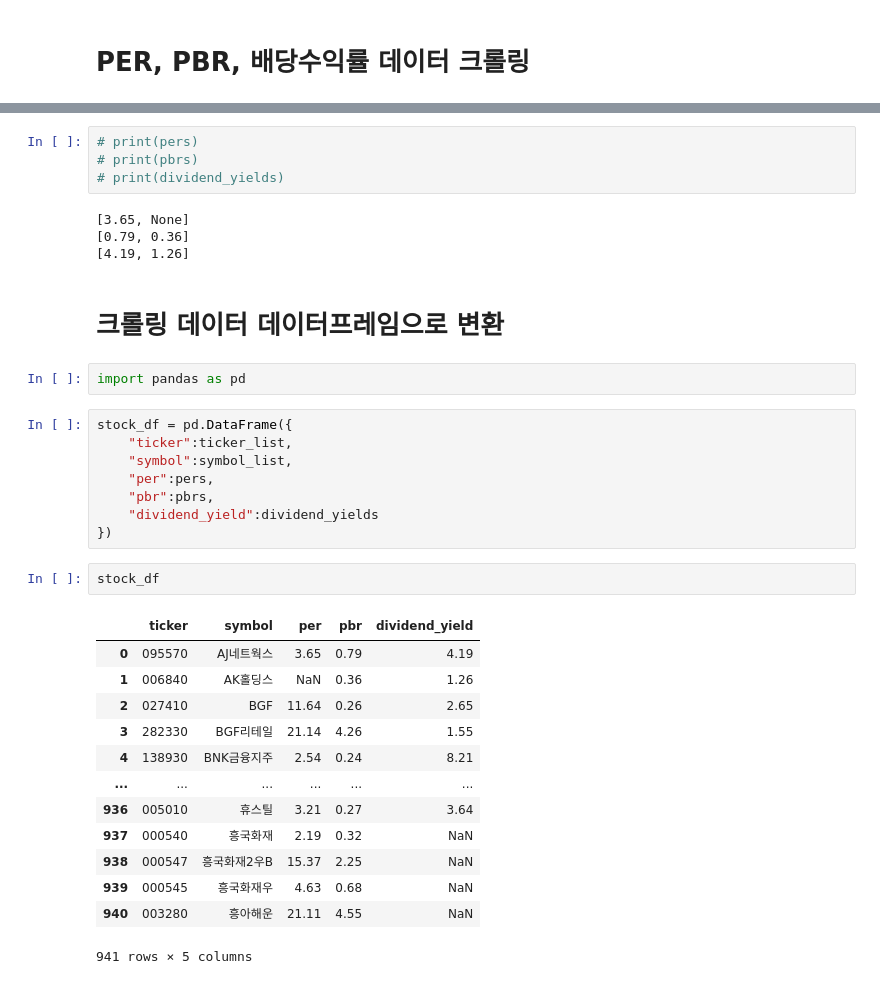
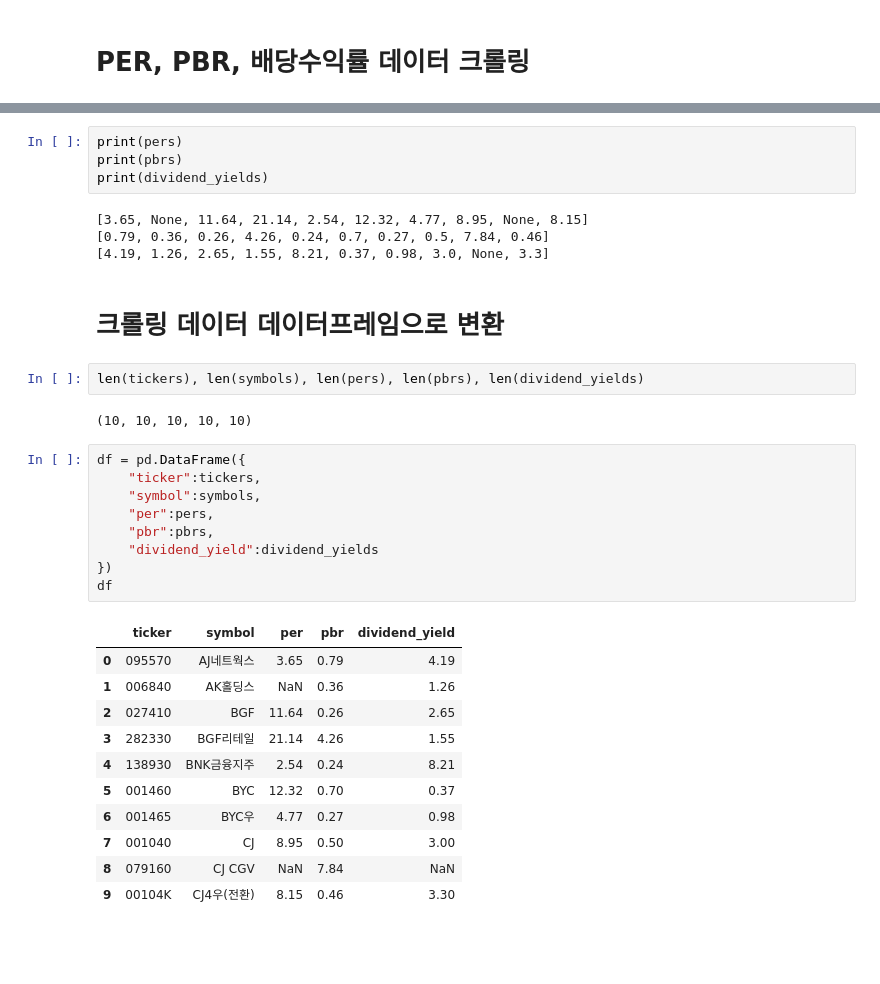
Before and after one commit to KIMMOOKYONG/COLAB-NOTENOOK, a Jupyter notebook: 네이버금융정보수집.ipynb, the cells around one changed output, grey strips where cells are left out. Cells and saved outputs as stored; diff of their text form; blank space fills up the shorter version.

```diff
--- a/네이버금융정보수집.ipynb
+++ b/네이버금융정보수집.ipynb
@@ -124,40 +137,39 @@ for ticker in ticker_list:
             dividend_yield_text = d
             dividend_yields.append(dividend_yield_text)
 # %%
-# print(pers)
-# print(pbrs)
-# print(dividend_yields)
+print(pers)
+print(pbrs)
+print(dividend_yields)
 # %% [output]
-[3.65, None]
-[0.79, 0.36]
-[4.19, 1.26]
+[3.65, None, 11.64, 21.14, 2.54, 12.32, 4.77, 8.95, None, 8.15]
+[0.79, 0.36, 0.26, 4.26, 0.24, 0.7, 0.27, 0.5, 7.84, 0.46]
+[4.19, 1.26, 2.65, 1.55, 8.21, 0.37, 0.98, 3.0, None, 3.3]
 # %% [markdown]
 # 크롤링 데이터 데이터프레임으로 변환
-# %%
-import pandas as pd
+# %%
+len(tickers), len(symbols), len(pers), len(pbrs), len(dividend_yields)
+# %% [output]
+(10, 10, 10, 10, 10)
 # %%
-stock_df = pd.DataFrame({
-    "ticker":ticker_list,
-    "symbol":symbol_list,
+df = pd.DataFrame({
+    "ticker":tickers,
+    "symbol":symbols,
     "per":pers,
     "pbr":pbrs,
     "dividend_yield":dividend_yields
 })
+df
+# %% [output]
+|  | ticker | symbol | per | pbr | dividend_yield |
+| 0 | 095570 | AJ네트웍스 | 3.65 | 0.79 | 4.19 |
+| 1 | 006840 | AK홀딩스 | NaN | 0.36 | 1.26 |
+| 2 | 027410 | BGF | 11.64 | 0.26 | 2.65 |
+| 3 | 282330 | BGF리테일 | 21.14 | 4.26 | 1.55 |
+| 4 | 138930 | BNK금융지주 | 2.54 | 0.24 | 8.21 |
+| 5 | 001460 | BYC | 12.32 | 0.70 | 0.37 |
+| 6 | 001465 | BYC우 | 4.77 | 0.27 | 0.98 |
+| 7 | 001040 | CJ | 8.95 | 0.50 | 3.00 |
+| 8 | 079160 | CJ CGV | NaN | 7.84 | NaN |
+| 9 | 00104K | CJ4우(전환) | 8.15 | 0.46 | 3.30 |
-# %%
-stock_df
-# %% [output]
-|  | ticker | symbol | per | pbr | dividend_yield |
-| 0 | 095570 | AJ네트웍스 | 3.65 | 0.79 | 4.19 |
-| 1 | 006840 | AK홀딩스 | NaN | 0.36 | 1.26 |
-| 2 | 027410 | BGF | 11.64 | 0.26 | 2.65 |
-| 3 | 282330 | BGF리테일 | 21.14 | 4.26 | 1.55 |
-| 4 | 138930 | BNK금융지주 | 2.54 | 0.24 | 8.21 |
-| ... | ... | ... | ... | ... | ... |
-| 936 | 005010 | 휴스틸 | 3.21 | 0.27 | 3.64 |
-| 937 | 000540 | 흥국화재 | 2.19 | 0.32 | NaN |
-| 938 | 000547 | 흥국화재2우B | 15.37 | 2.25 | NaN |
-| 939 | 000545 | 흥국화재우 | 4.63 | 0.68 | NaN |
-| 940 | 003280 | 흥아해운 | 21.11 | 4.55 | NaN |
-941 rows × 5 columns
 # %%
 # per 오름차순 (NaN 제외)
```
Also changed, not shown: parts of 17 cells of this notebook.
